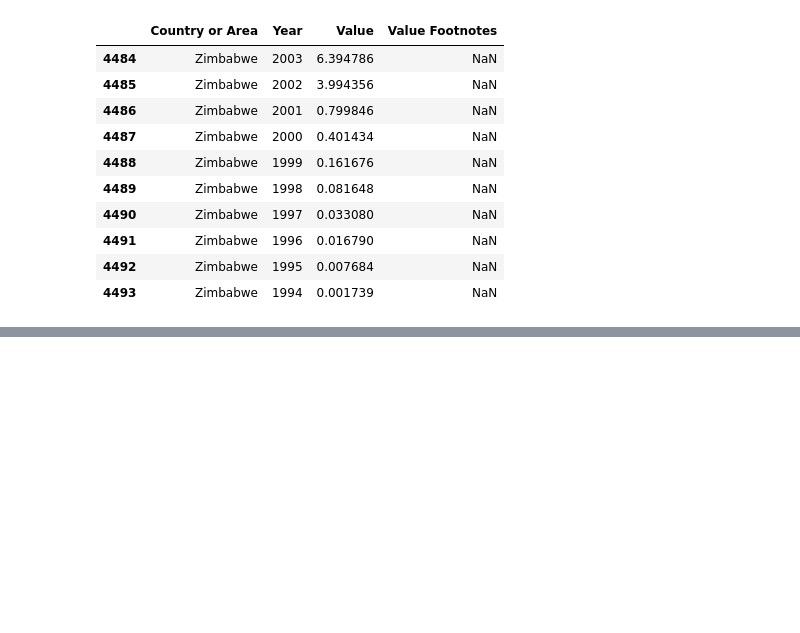
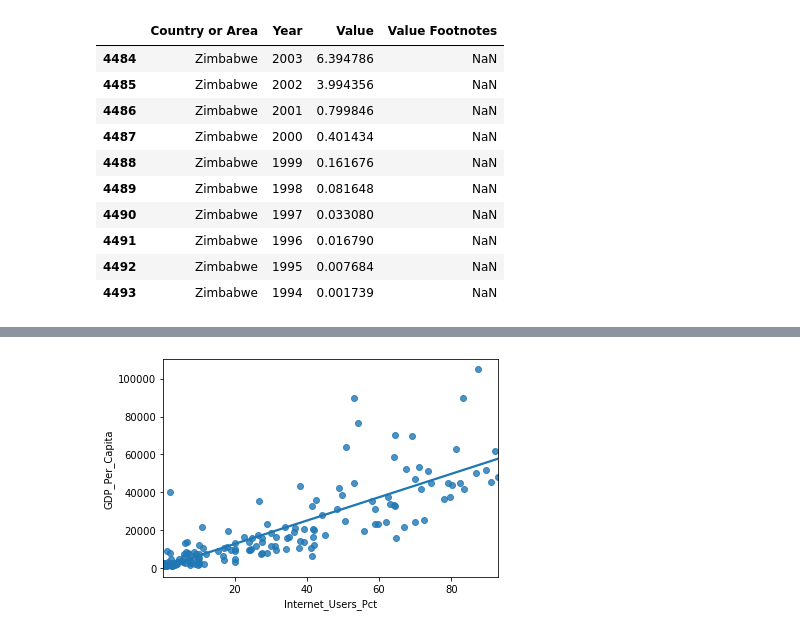
Before and after one commit to chrismack698/gdp-and-internet-usage-chrismack698, a Jupyter notebook: notebook/Python_GDP_Internet_Project.ipynb, the cells around one changed output, grey strips where cells are left out. Drawn from its saved outputs; the diff is of its cells as text; code cells hidden in the pictures; blank space fills up the shorter version.

```diff
--- a/notebook/Python_GDP_Internet_Project.ipynb
+++ b/notebook/Python_GDP_Internet_Project.ipynb
@@ -97,0 +353,7 @@ internet_df.tail(10)
+# %%
+plot_2009 = sns.regplot(x = 'Internet_Users_Pct',
+                y = 'GDP_Per_Capita',
+                ci = None,
+               data = df_2009)
+# %% [output]
+[figure, added]
```
Also changed, not shown: parts of 72 cells of this notebook, 1 other file.
